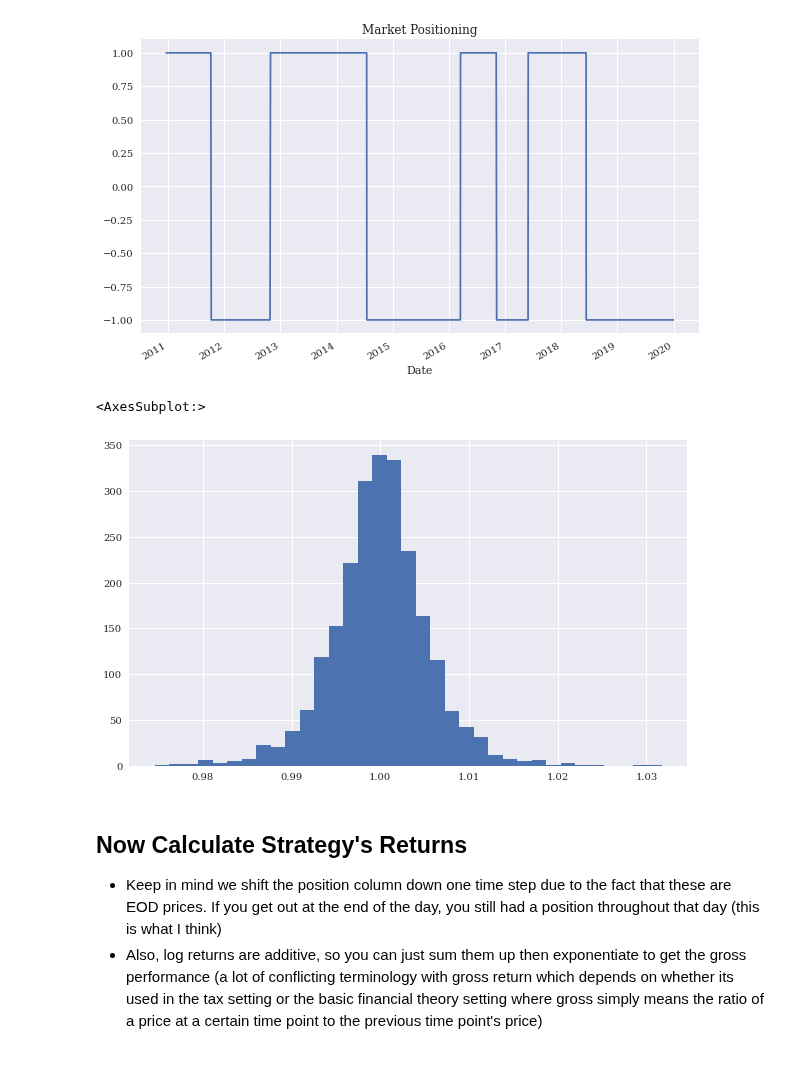
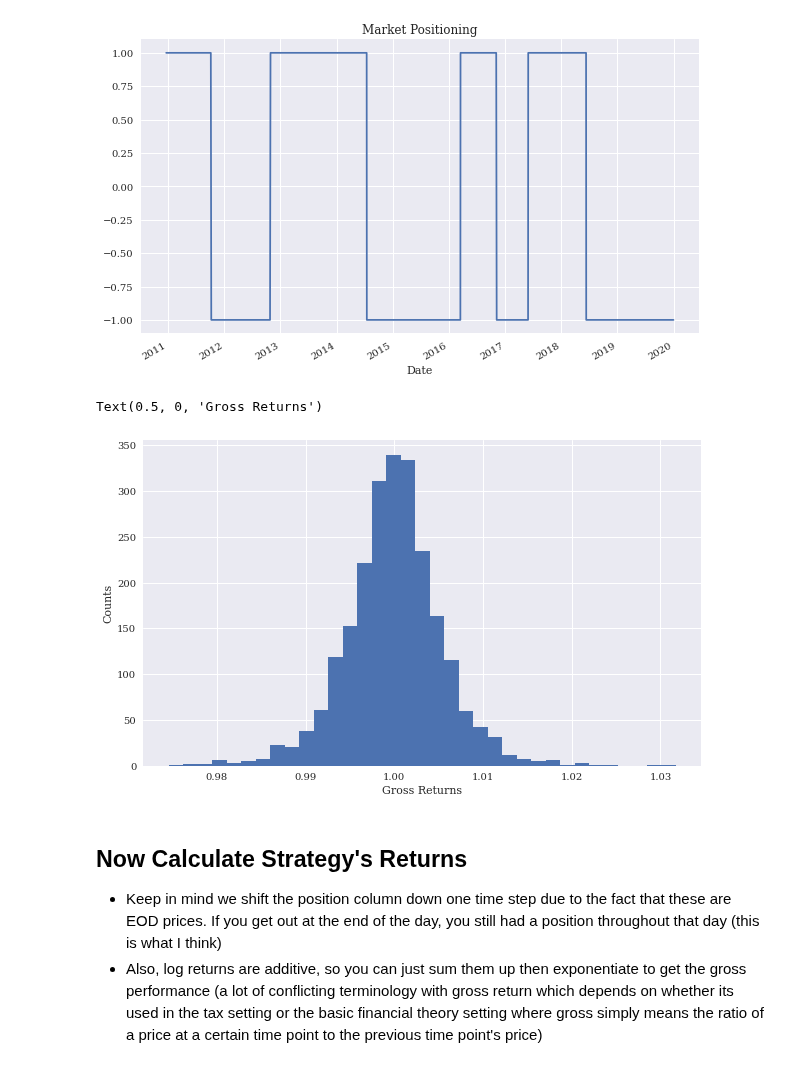
Before and after one commit to eddietaylor/securities-analysis, a Jupyter notebook: notebooks/playgrounds/backtesting/vectorized_backtest_exs.ipynb, the cells around one changed output. Cells and saved outputs as stored; diff of their text form; code cells hidden in the pictures.

```diff
--- a/notebooks/playgrounds/backtesting/vectorized_backtest_exs.ipynb
+++ b/notebooks/playgrounds/backtesting/vectorized_backtest_exs.ipynb
@@ -56,11 +57,13 @@ figsize=(10,6))
 # %%
 # See Tsay Eqn 1.6
 EU_US['log_returns'] = np.log(EU_US['price'].pct_change() + 1)
 # plot the "simple gross returns" (in the terminology of Tsay)
 np.exp(EU_US['log_returns']).hist(bins=35, figsize=(10,6))
+plt.ylabel("Counts")
+plt.xlabel("Gross Returns")
 # %% [output]
-<AxesSubplot:>
+Text(0.5, 0, 'Gross Returns')
-[figure, old version]
+[figure, new version]
 # %% [markdown]
 ## Now Calculate Strategy's Returns
   * Keep in mind we shift the position column down one time step due to the fact that these are EOD prices. If you get out at the end of the day, you still had a position throughout that day (this is what I think)
```
Also changed, not shown: parts of 18 cells of this notebook.
